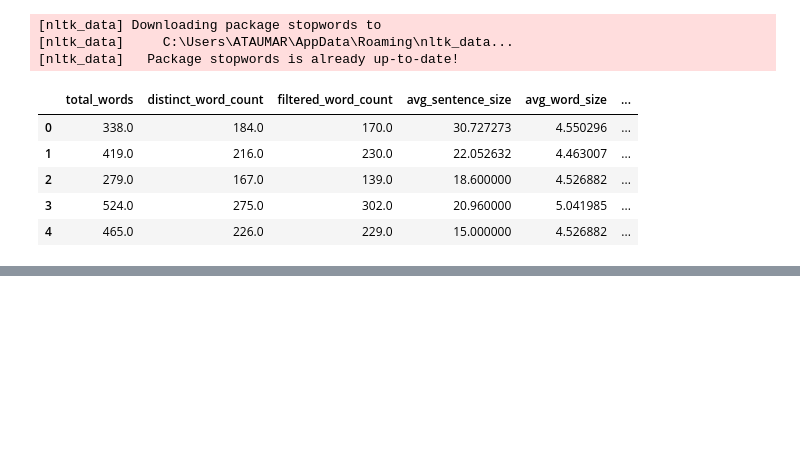
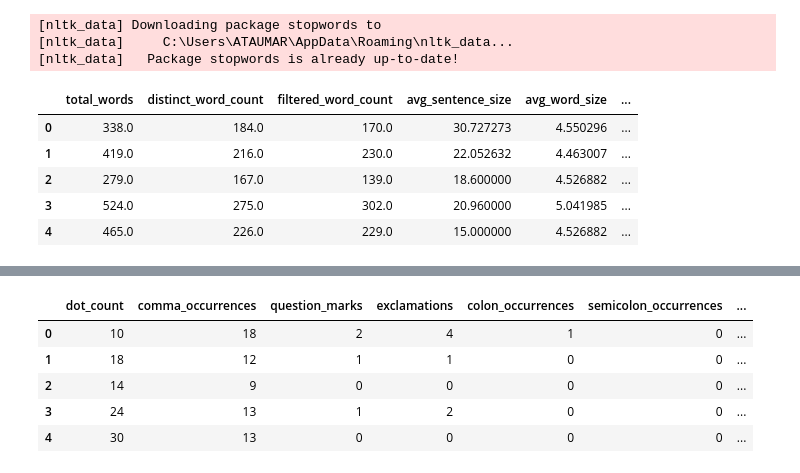
Before and after one commit to chmuneebshan/Automated-Grading-of-Exam-Papers-Using-Fusion-based-LSTM-Architecture, a Jupyter notebook: Code/Feature Engineering.ipynb, the cells around one changed output, grey strips where cells are left out. Drawn from its saved outputs; the diff is of its cells as text; code cells hidden in the pictures; blank space fills up the shorter version.

```diff
--- a/Code/Feature Engineering.ipynb
+++ b/Code/Feature Engineering.ipynb
@@ -145,3 +141,51 @@ train_data[pos_columns].head()
 | 2 | 72 | 15 | 16 | 53 | 17 | 11 | ... |
 | 3 | 126 | 42 | 23 | 100 | 18 | 26 | ... |
 | 4 | 107 | 23 | 28 | 87 | 15 | 34 | ... |
+# %%
+# Function to derive punctuation-based characteristics
+def analyze_punctuation(text):
+
+    # Counting different punctuation marks
+    dot_count = text.count('.')
+    comma_occurrences = text.count(',')
+    question_marks = text.count('?')
+    exclamations = text.count('!')
+    quote_marks = text.count('"') + text.count("'")  # Including both single and double quotation marks
+    colon_occurrences = text.count(':')
+    semicolon_occurrences = text.count(';')
+    bracket_pairs = text.count('(') + text.count(')')  # Counting both opening and closing brackets
+    dash_count = text.count('-')
+    triple_dots = text.count('...')  # Counting occurrences of ellipsis
+
+    # Compiling extracted features into a structured dictionary
+    punctuation_data = {
+        'dot_count': dot_count,
+        'comma_occurrences': comma_occurrences,
+        'question_marks': question_marks,
+        'exclamations': exclamations,
+        'colon_occurrences': colon_occurrences,
+        'semicolon_occurrences': semicolon_occurrences,
+        'bracket_pairs': bracket_pairs // 2,  # Adjusting for paired brackets
+        'dash_count': dash_count,
+        'triple_dots': triple_dots
+    }
+
+    return punctuation_data
+
+# Applying the punctuation feature extraction to the dataset
+train_data['punctuation_analysis'] = train_data['essay'].apply(analyze_punctuation)
+
+# Expanding extracted punctuation details into separate columns
+punctuation_columns = ['dot_count', 'comma_occurrences', 'question_marks',
+                       'exclamations', 'colon_occurrences', 'semicolon_occurrences',
+                       'bracket_pairs', 'dash_count', 'triple_dots']
+
+train_data[punctuation_columns] = train_data['punctuation_analysis'].apply(pd.Series)
+train_data[punctuation_columns].head()
+# %% [output]
+|  | dot_count | comma_occurrences | question_marks | exclamations | colon_occurrences | semicolon_occurrences | ... |
+| 0 | 10 | 18 | 2 | 4 | 1 | 0 | ... |
+| 1 | 18 | 12 | 1 | 1 | 0 | 0 | ... |
+| 2 | 14 | 9 | 0 | 0 | 0 | 0 | ... |
+| 3 | 24 | 13 | 1 | 2 | 0 | 0 | ... |
+| 4 | 30 | 13 | 0 | 0 | 0 | 0 | ... |
```
Also changed, not shown: parts of 8 cells of this notebook.
